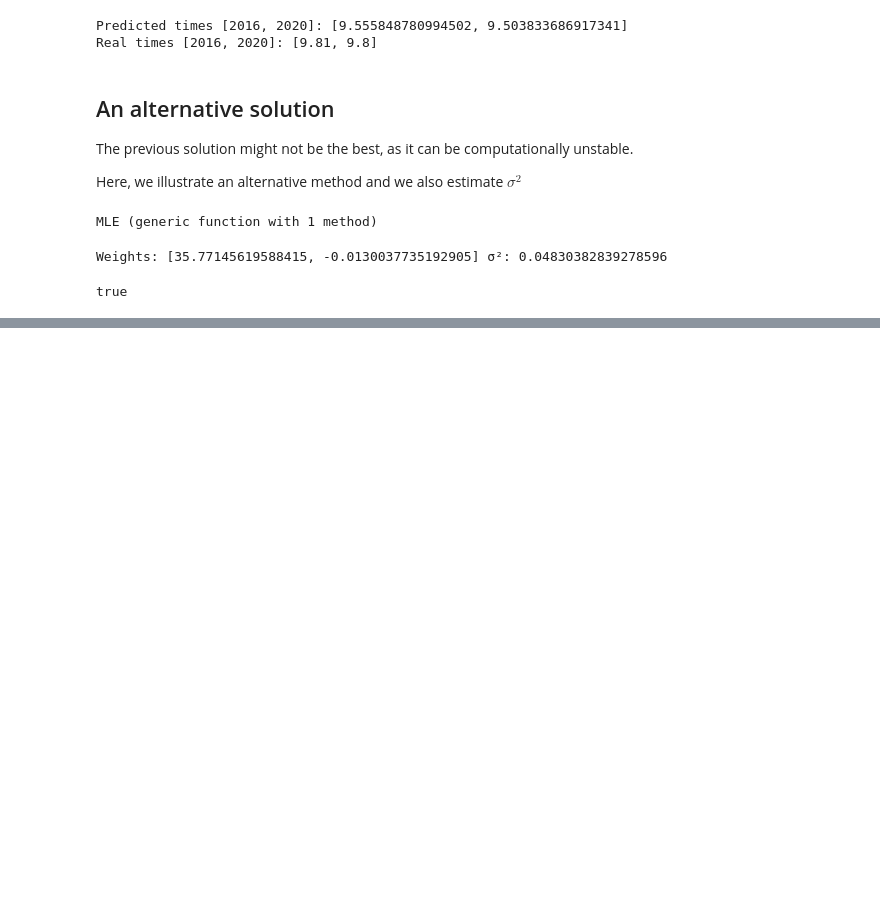
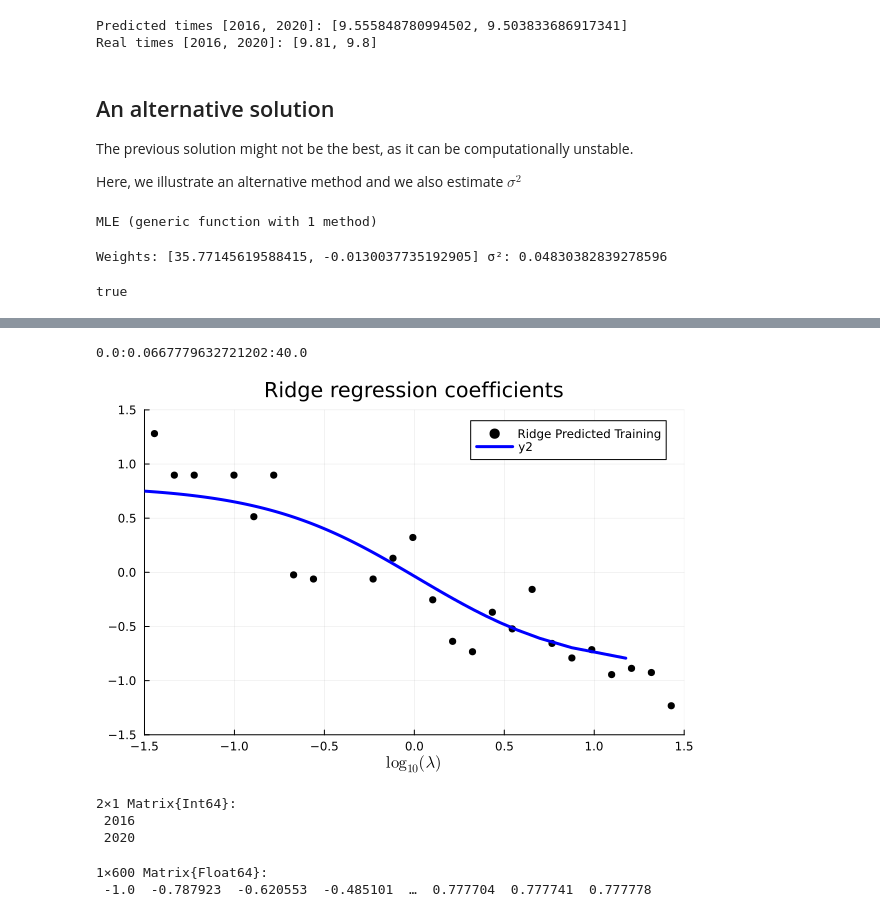
Before and after one commit to setrar/MALIS, a Jupyter notebook: projects/proj3/02_regularisation_models.jl.ipynb, the cells around one changed output, grey strips where cells are left out. Cells and saved outputs as stored; diff of their text form; code cells hidden in the pictures; blank space fills up the shorter version.

```diff
--- a/projects/proj3/02_regularisation_models.jl.ipynb
+++ b/projects/proj3/02_regularisation_models.jl.ipynb
@@ -231,0 +230,8 @@ true
+# %%
+# 1- Data (Re)loading
+
+# Let's use the notation from the lecture
+X = training[:, "Year"]
+y = training[:, "Time"]
+X = reshape(X, length(X), 1);  # Reshape X to a 2D array
+# display(X), display(y);
@@ -231,0 +252,13 @@ true
+# %%
+(y,X) = Standardise(y,X);
+# %%
+β₀ = .8              #change to eg. 0.1 to set another target
+nλ = 600
+λM = range(0,40,length=nλ)
+# %% [output]
+0.0:0.0667779632721202:40.0
+# %%
+bridge   = fill(NaN,size(X,2),nλ)
+for i = 1:nλ                          #loop over λ values
+    bridge[:,i] = RidgeRegression(y,X,λM[i],β₀)
+end
@@ -231,0 +270,32 @@ true
+# %%
+# Scatter plot for training data
+p1 = scatter(X, y
+    , color="black"
+    , title = "Ridge regression coefficients"
+    , xlabel = L"\log_{10}(\lambda)"
+    , label="Ridge Predicted Training"
+    , size = (600,400)
+    , xlims = (-1.5,1.5), ylims = (-1.5,1.5)
+)
+
+p1 = plot!(
+        -log10.(λM)
+         ,(bridge)ᵀ
+        , color="blue"
+        , linewidth=3
+)
+display(p1)
+# %% [output]
+[figure, added]
+# %%
+# 1- Data (Re)loading
+
+# Let's use the notation from the lecture
+# Extract and preprocess the test data
+X_test = testing[:, "Year"]
+y_test = testing[:, "Time"]
+X_test = reshape(X_test, length(X_test), 1) #
+# %% [output]
+2×1 Matrix{Int64}:
+ 2016
+ 2020
@@ -231,0 +309,5 @@ true
+# %%
+bridge_test
+# %% [output]
+1×600 Matrix{Float64}:
+ -1.0  -0.787923  -0.620553  -0.485101  …  0.777704  0.777741  0.777778
```
Also changed, not shown: parts of 10 cells of this notebook, 7 other files.
